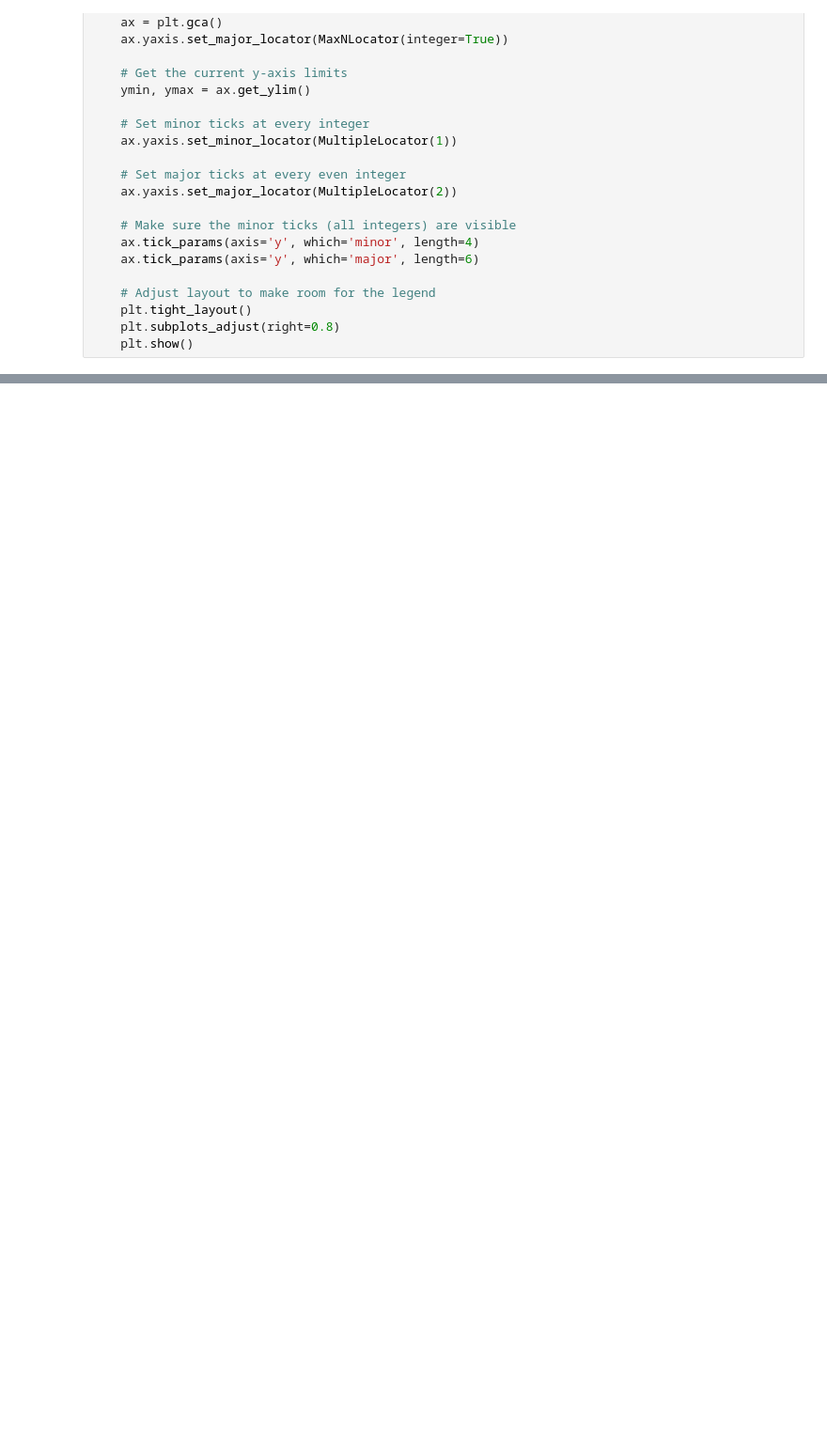
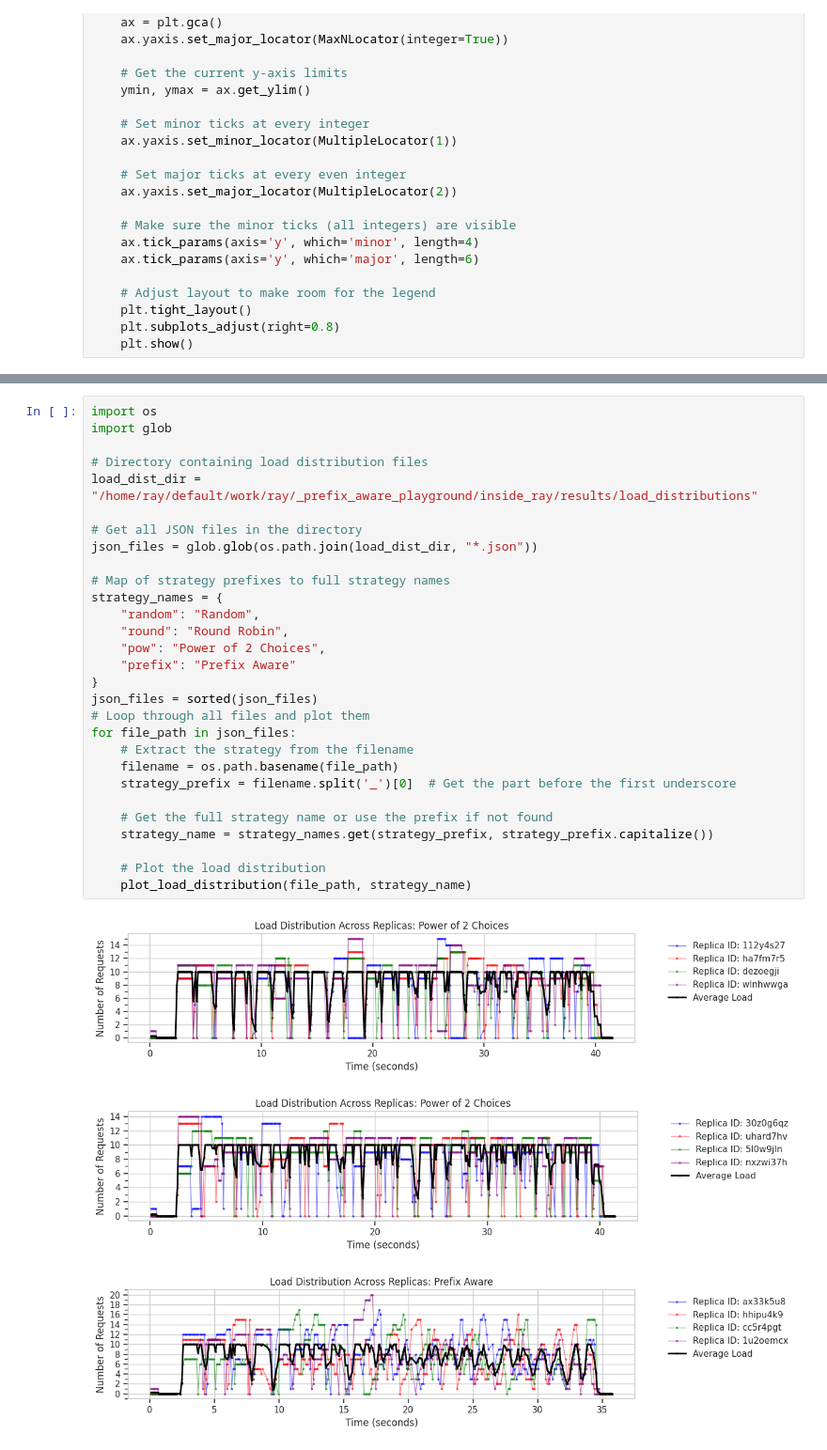
Before and after one commit to jujipotle/ray, a Jupyter notebook: _prefix_aware_playground/shared/visualize_routing_strategies.ipynb, the cells around one changed output, grey strips where cells are left out. Shown at 94% size. Cells and saved outputs as stored; diff of their text form; blank space fills up the shorter version.

```diff
--- a/_prefix_aware_playground/shared/visualize_routing_strategies.ipynb
+++ b/_prefix_aware_playground/shared/visualize_routing_strategies.ipynb
@@ -191,0 +181,33 @@ plot_load_distribution("/home/ray/default/work/ray/_prefix_aware_playground/insi
+# %%
+import os
+import glob
+
+# Directory containing load distribution files
+load_dist_dir = "/home/ray/default/work/ray/_prefix_aware_playground/inside_ray/results/load_distributions"
+
+# Get all JSON files in the directory
+json_files = glob.glob(os.path.join(load_dist_dir, "*.json"))
+
+# Map of strategy prefixes to full strategy names
+strategy_names = {
+    "random": "Random",
+    "round": "Round Robin",
+    "pow": "Power of 2 Choices",
+    "prefix": "Prefix Aware"
+}
+json_files = sorted(json_files)
+# Loop through all files and plot them
+for file_path in json_files:
+    # Extract the strategy from the filename
+    filename = os.path.basename(file_path)
+    strategy_prefix = filename.split('_')[0]  # Get the part before the first underscore
+
+    # Get the full strategy name or use the prefix if not found
+    strategy_name = strategy_names.get(strategy_prefix, strategy_prefix.capitalize())
+
+    # Plot the load distribution
+    plot_load_distribution(file_path, strategy_name)
+# %% [output]
+[figure, added]
+[figure, added]
+[figure, added]
```
Also changed, not shown: parts of 4 cells of this notebook, 23 other files.
